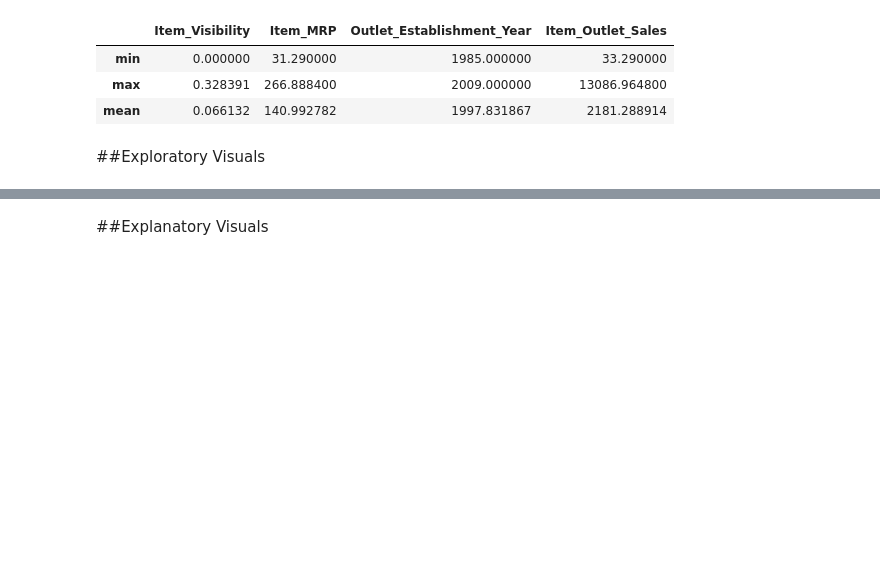
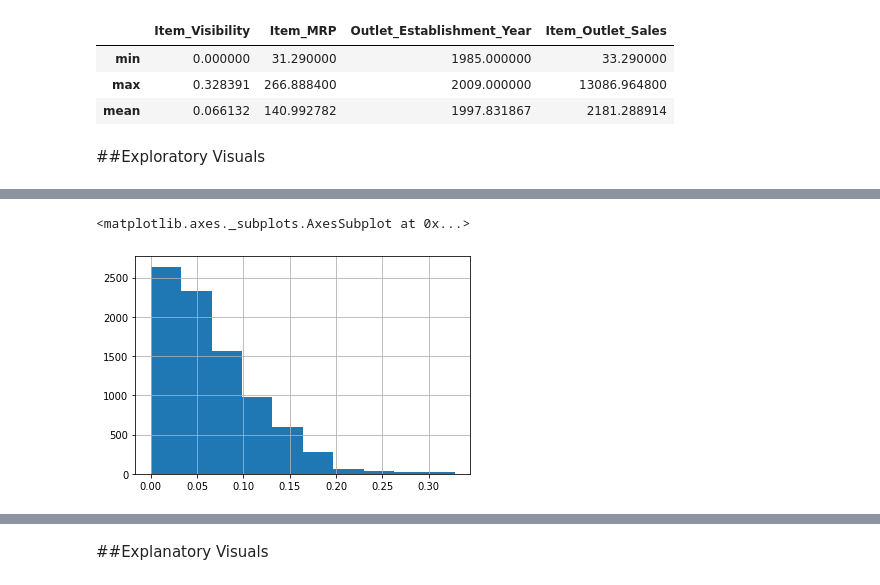
Before and after one commit to JosephPLim/food_sales_predictions, a Jupyter notebook: Food_Sales_Analysis.ipynb, the cells around one changed output, grey strips where cells are left out. Cells and saved outputs as stored; diff of their text form; code cells hidden in the pictures; blank space fills up the shorter version.

```diff
--- a/Food_Sales_Analysis.ipynb
+++ b/Food_Sales_Analysis.ipynb
@@ -276,0 +290,5 @@ df.describe().loc[["min", "max", "mean"]]
+# %%
+df["Item_Visibility"].hist()
+# %% [output]
+<matplotlib.axes._subplots.AxesSubplot at 0x...>
+[figure, added]
```
Also changed, not shown: parts of 20 cells of this notebook.
